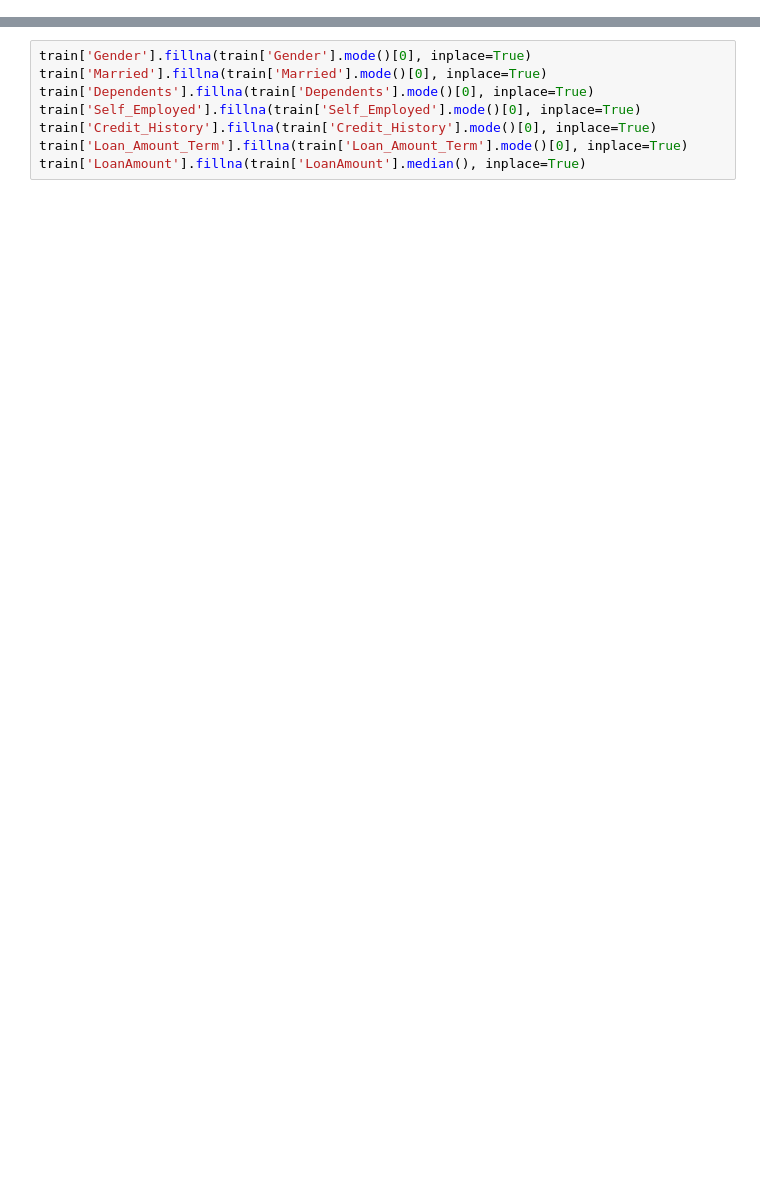
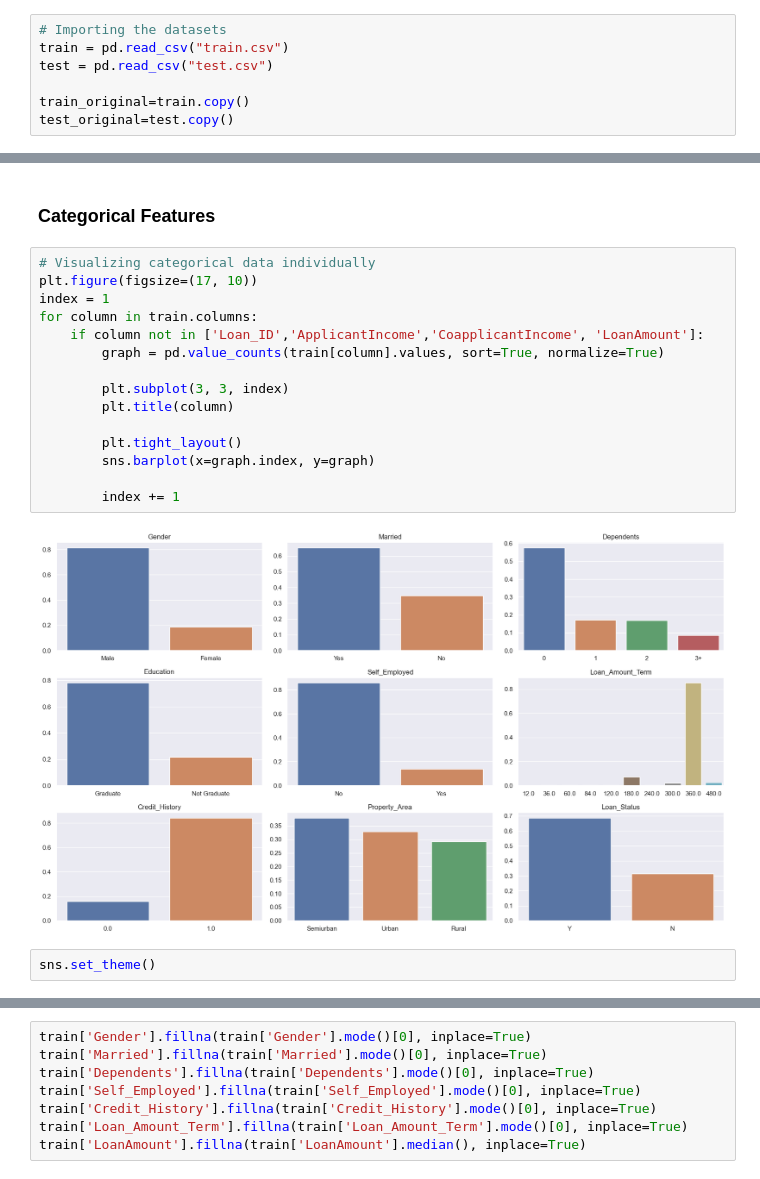
Before and after one commit to ahmedelgamal0/Loan-Eligibility-Prediction, a Jupyter notebook: Loan_Predection.ipynb, the cells around one changed output, grey strips where cells are left out. Cells and saved outputs as stored; diff of their text form; blank space fills up the shorter version.

```diff
--- a/Loan_Predection.ipynb
+++ b/Loan_Predection.ipynb
@@ -23,0 +25,7 @@ train = pd.read_csv("train_ctrUa4K.csv")
+# %%
+# Importing the datasets
+train = pd.read_csv("train.csv")
+test = pd.read_csv("test.csv")
+
+train_original=train.copy()
+test_original=test.copy()
@@ -23,0 +115,21 @@ train = pd.read_csv("train_ctrUa4K.csv")
+# %% [markdown]
+### Categorical Features
+# %%
+# Visualizing categorical data individually
+plt.figure(figsize=(17, 10))
+index = 1
+for column in train.columns:
+    if column not in ['Loan_ID','ApplicantIncome','CoapplicantIncome', 'LoanAmount']:
+        graph = pd.value_counts(train[column].values, sort=True, normalize=True)
+
+        plt.subplot(3, 3, index)
+        plt.title(column)
+
+        plt.tight_layout()
+        sns.barplot(x=graph.index, y=graph)
+
+        index += 1
+# %% [output]
+[figure, added]
+# %%
+sns.set_theme()
```
Also changed, not shown: parts of 58 cells of this notebook, 2 other files.
